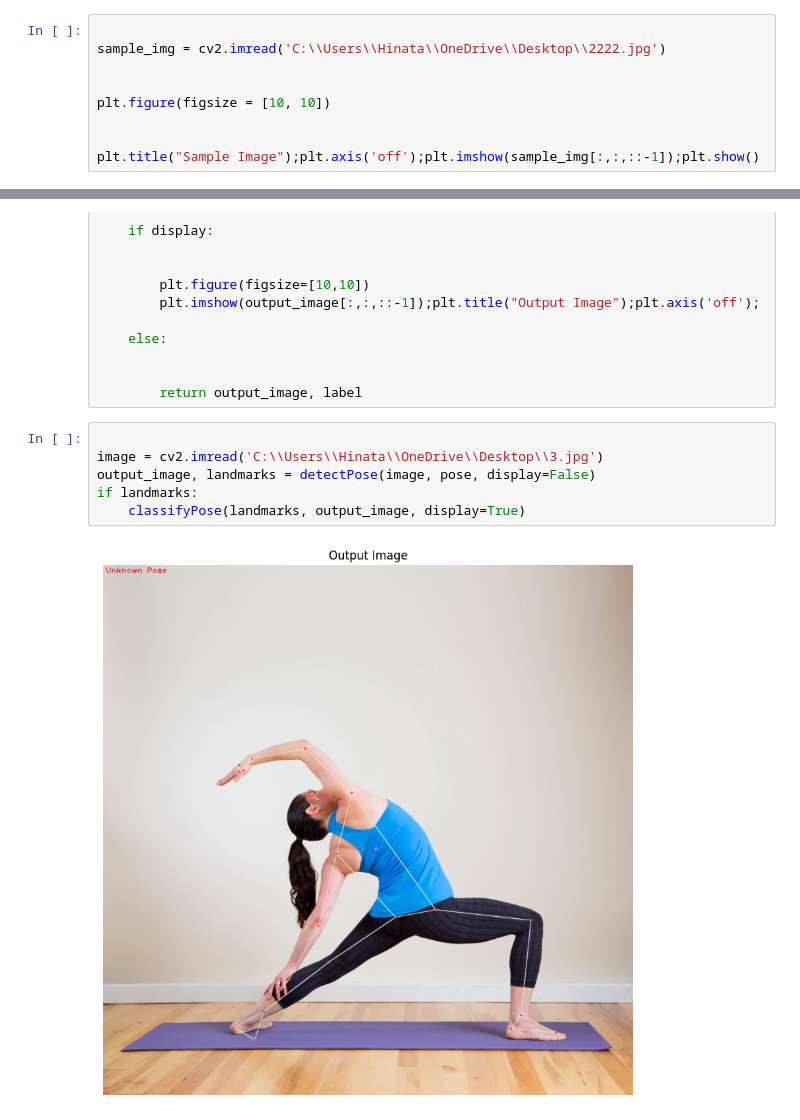
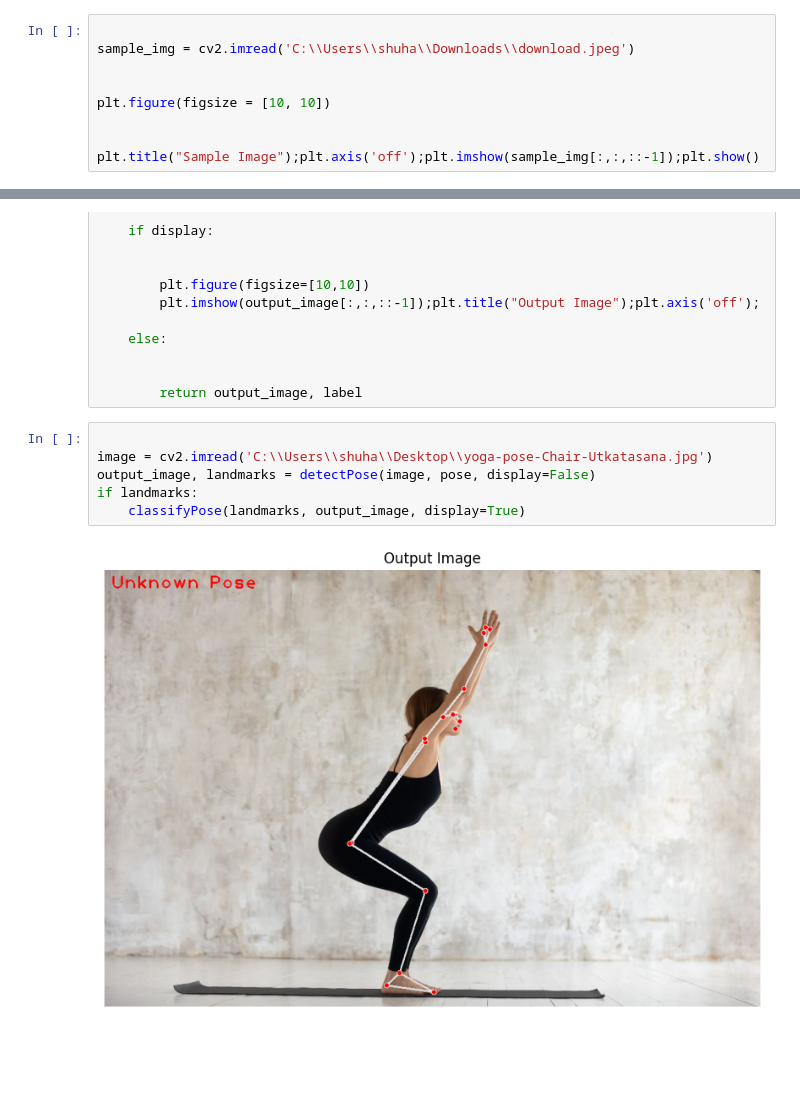
Before and after one commit to shuubbh/Image_Classification, a Jupyter notebook: project.ipynb, the cells around one changed output, grey strips where cells are left out. Saved outputs shown, nothing was run; the diff lists cells and outputs as text; blank space fills up the shorter version.

```diff
--- a/project.ipynb
+++ b/project.ipynb
@@ -16,7 +16,7 @@ pose = mp_pose.Pose(static_image_mode=True, min_detection_confidence=0.3, model_
 mp_drawing = mp.solutions.drawing_utils
 # %%
 
-sample_img = cv2.imread('C:\\Users\\Hinata\\OneDrive\\Desktop\\2222.jpg')
+sample_img = cv2.imread('C:\\Users\\shuha\\Downloads\\download.jpeg')
 
 
 plt.figure(figsize = [10, 10])
@@ -364,12 +363,12 @@ def classifyPose(landmarks, output_image, display=False):
         return output_image, label
 # %%
 
-image = cv2.imread('C:\\Users\\Hinata\\OneDrive\\Desktop\\3.jpg')
+image = cv2.imread('C:\\Users\\shuha\\Desktop\\yoga-pose-Chair-Utkatasana.jpg')
 output_image, landmarks = detectPose(image, pose, display=False)
 if landmarks:
     classifyPose(landmarks, output_image, display=True)
 # %% [output]
-[figure, old version]
+[figure, new version]
 # %%
 from flask import Flask, json, g, request
 from flask_cors import CORS
```
Also changed, not shown: parts of 13 cells of this notebook, 1 other file.
